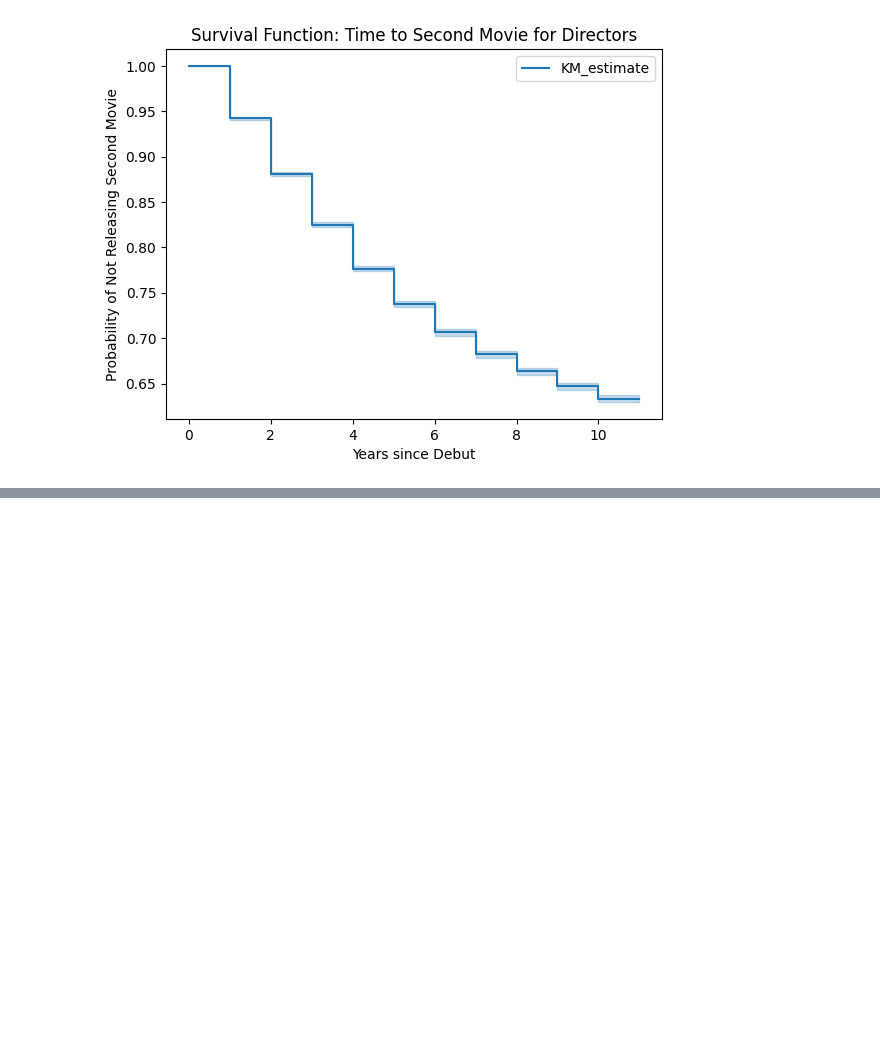
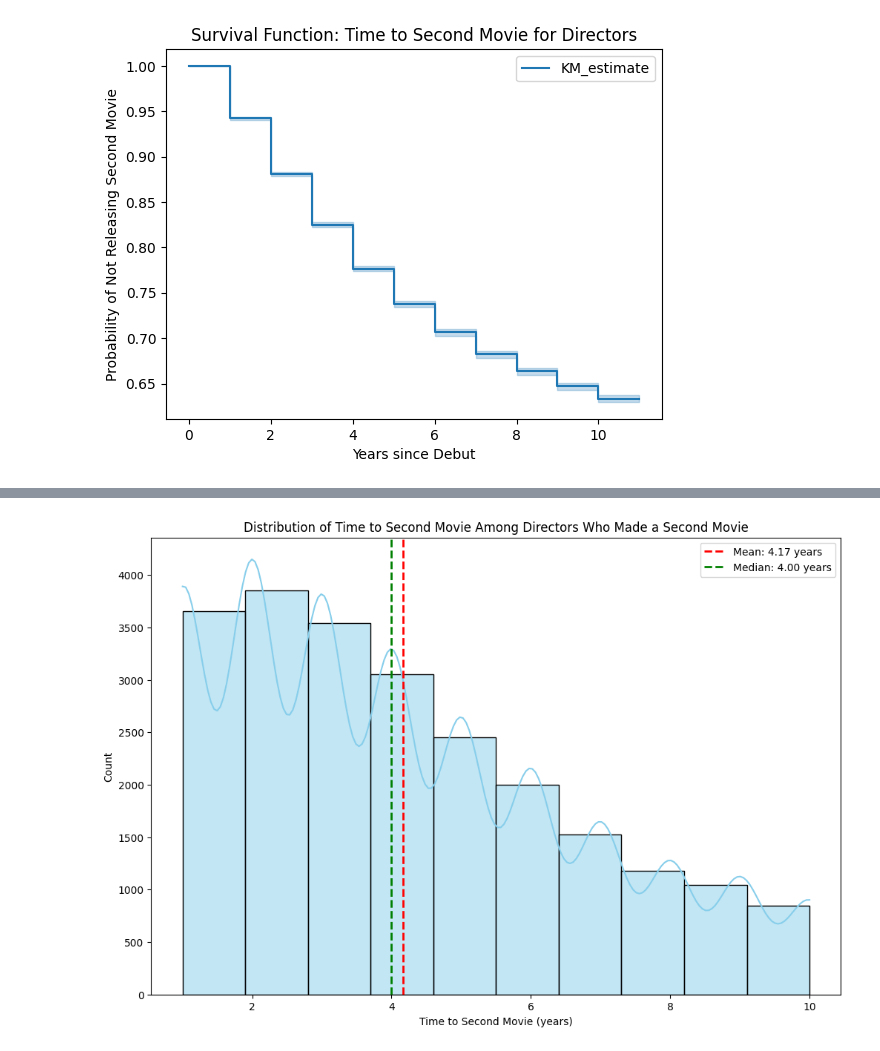
Before and after one commit to nhunguyen0901/SocialNetworks_CareerLongevity, a Jupyter notebook: Phase_2_Building_Time_Series_Data.ipynb, the cells around one changed output, grey strips where cells are left out. Cells and saved outputs as stored; diff of their text form; code cells hidden in the pictures; blank space fills up the shorter version.

```diff
--- a/Phase_4_Building_Time_Series_Data.ipynb
+++ b/Phase_2_Building_Time_Series_Data.ipynb
@@ -550,0 +567,23 @@ directors_cross_sectional.to_csv("directors_cross_sectional.csv", index=False)
+# %%
+# Filter data to include only directors who released a second movie
+released_data = directors_cross_sectional[directors_cross_sectional['event'] == 1]
+
+# Calculate mean and median time to second movie
+mean_time = released_data['time_to_second_movie'].mean()
+median_time = released_data['time_to_second_movie'].median()
+
+# Create the histogram
+plt.figure(figsize=(12, 8))
+sns.histplot(released_data['time_to_second_movie'], bins=10, kde=True, color='skyblue', alpha=0.5)
+plt.axvline(mean_time, color='red', linestyle='dashed', linewidth=2, label=f'Mean: {mean_time:.2f} years')
+plt.axvline(median_time, color='green', linestyle='dashed', linewidth=2, label=f'Median: {median_time:.2f} years')
+
+# Adding labels and title
+plt.title('Distribution of Time to Second Movie Among Directors Who Made a Second Movie')
+plt.xlabel('Time to Second Movie (years)')
+plt.ylabel('Count')
+plt.legend()
+
+plt.show()
+# %% [output]
+[figure, added]
```
Also changed, not shown: parts of 27 cells of this notebook, 6 other files.
